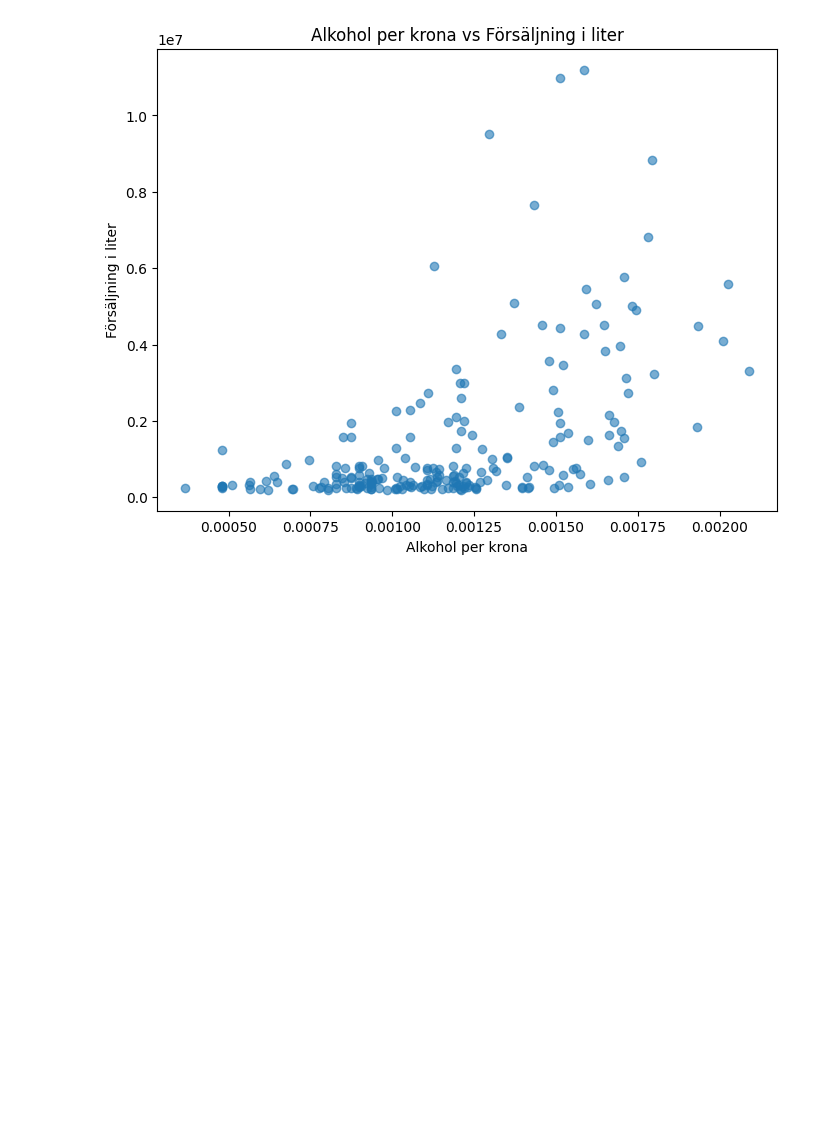
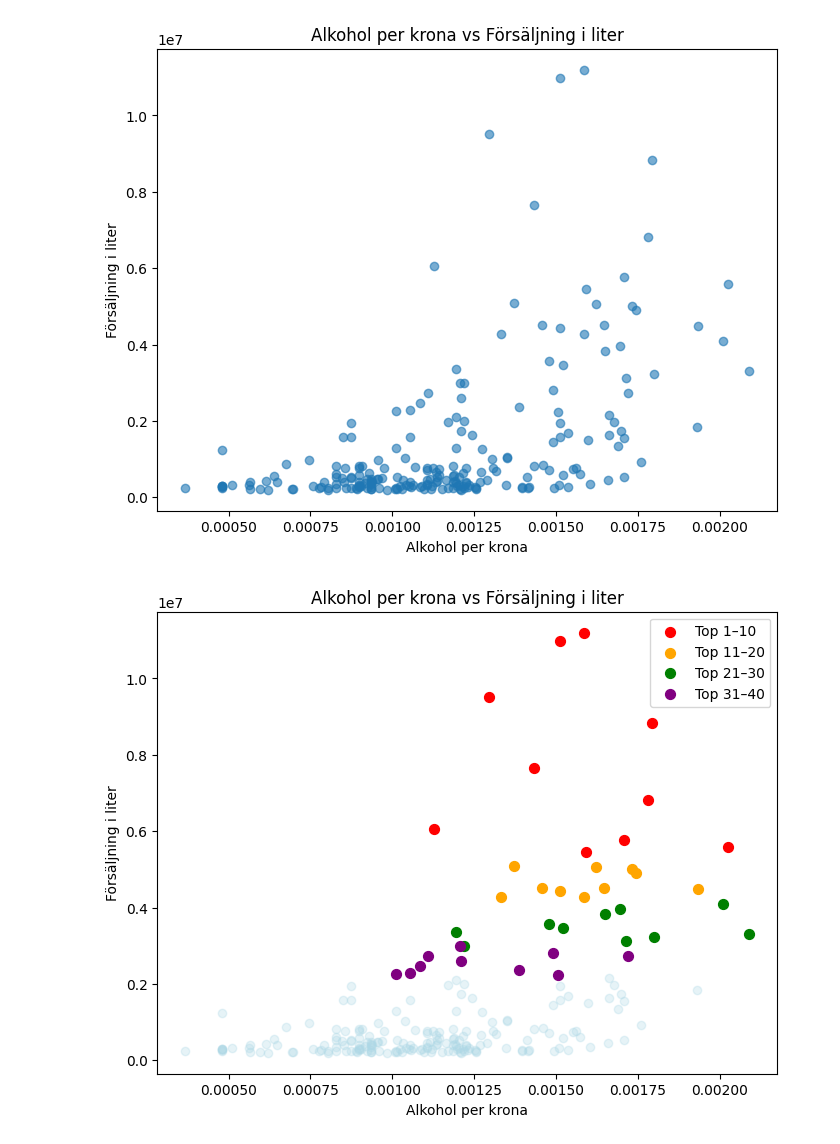
Before and after one commit to Kimmo-Ahola/BI25-Lesson-13-Python, a Jupyter notebook: liter_sprit_per_person.ipynb, the cells around one changed output. Cells and saved outputs as stored; diff of their text form; code cells hidden in the pictures; blank space fills up the shorter version.

```diff
--- a/liter_sprit_per_person.ipynb
+++ b/liter_sprit_per_person.ipynb
@@ -163,6 +163,49 @@ plt.title("Alkohol per krona vs Försäljning i liter")
 plt.show()
 # %% [output]
 [figure]
+# %%
+import matplotlib.pyplot as plt
+
+top_n = 10
+
+# sort indices by sales
+sorted_idx = df_filtered["Försäljning i liter"]\
+    .sort_values(ascending=False)\
+    .index
+
+# create groups of 10
+top_groups = []
+for i in range(0, 40, top_n):
+    top_groups.append(sorted_idx[i:i+top_n])
+
+colors = ["red", "orange", "green", "purple"]
+
+plt.figure(figsize=(8,6))
+
+plt.scatter(
+    df_filtered["Alkohol per krona"],
+    df_filtered["Försäljning i liter"],
+    color="lightblue",
+    alpha=0.3
+)
+
+for i, group in enumerate(top_groups):
+    plt.scatter(
+        df_filtered.loc[group, "Alkohol per krona"],
+        df_filtered.loc[group, "Försäljning i liter"],
+        color=colors[i],
+        s=50,
+        label=f"Top {i*10+1}–{(i+1)*10}"
+    )
+
+plt.xlabel("Alkohol per krona")
+plt.ylabel("Försäljning i liter")
+plt.title("Alkohol per krona vs Försäljning i liter")
+plt.legend()
+
+plt.show()
+# %% [output]
+[figure, added]
 # %%
 # Spara som "tvättad" fil
 
```
Also changed, not shown: 1 other file.
